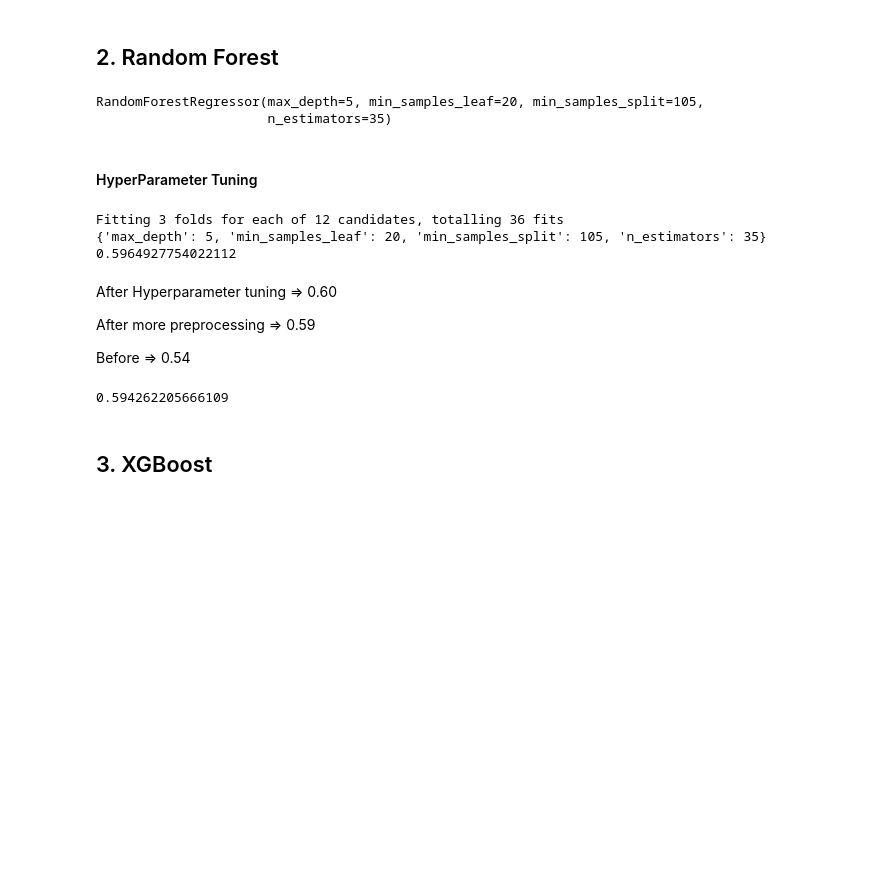
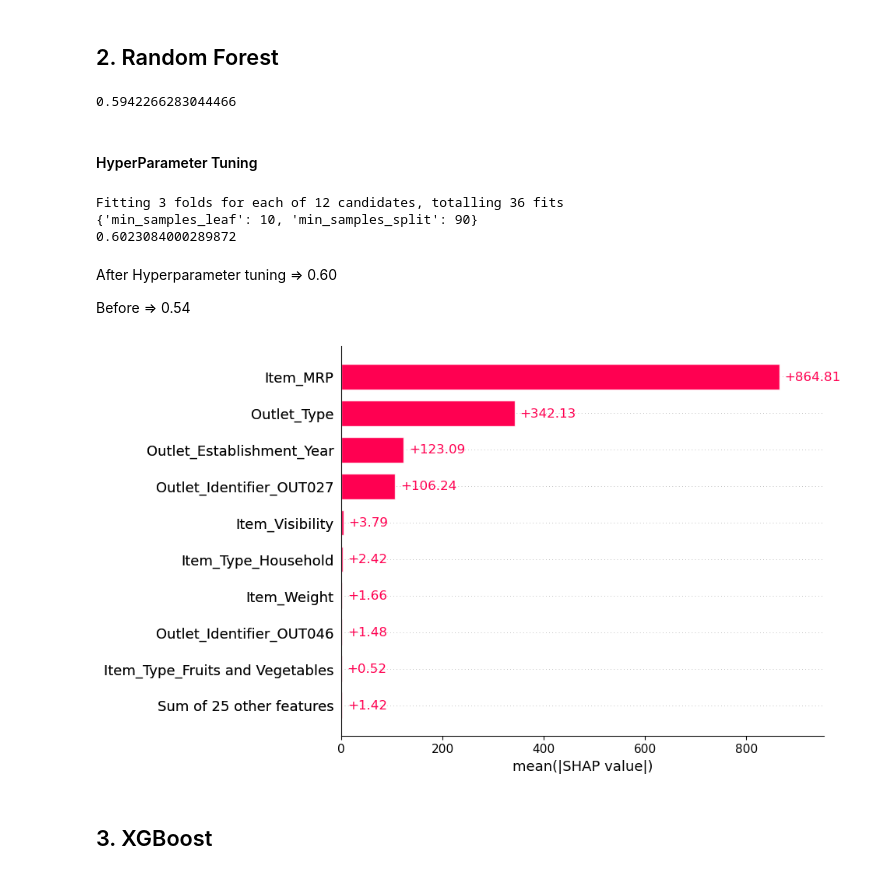
Before and after one commit to komalchamyal/bigmart-analysis, a Jupyter notebook: Big Mart Pre-processing + Prediction.ipynb, the cells around one changed output. Saved outputs shown, nothing was run; the diff lists cells and outputs as text; code cells hidden in the pictures; blank space fills up the shorter version.

```diff
--- a/Big Mart Pre-processing + Prediction.ipynb
+++ b/Big Mart Pre-processing + Prediction.ipynb
@@ -452,38 +481,40 @@ shap.plots.waterfall(shap_values_2[1])
 # %%
 from sklearn.ensemble import RandomForestRegressor
 # %%
-random_forest_reg = RandomForestRegressor(n_estimators=35, max_depth=5,min_samples_split=105,min_samples_leaf=20 )
-random_forest_reg.fit(x_train_df, y_train_df)
+random_forest_reg = RandomForestRegressor(n_estimators=35, max_depth=6,min_samples_split=100,min_samples_leaf=15 )
+random_forest_reg.fit(x_train_df[["Item_MRP", "Outlet_Type"]], y_train_df)
+random_forest_reg.score(x_test_df[["Item_MRP", "Outlet_Type"]], y_test_df)
 # %% [output]
-RandomForestRegressor(max_depth=5, min_samples_leaf=20, min_samples_split=105,
-                      n_estimators=35)
+0.5942266283044466
 # %% [markdown]
 #### HyperParameter Tuning
 # %%
 # Manual
 parameters={
-            'n_estimators': [33,35,37,39],
-            "max_depth": [5],
-            "min_samples_split": [100,105,107],
-            "min_samples_leaf": [x for x in [20]]
+#             'n_estimators': [33,35,37,39],
+#             "max_depth": [4,5,6],
+            "min_samples_split": [80,90,95,100],
+            "min_samples_leaf": [x for x in [10,15,20]]
            }
 random_forest_cv =GridSearchCV(random_forest_reg, parameters, scoring="r2", cv=3, n_jobs=-1, verbose=2)
-random_forest_cv.fit(x_train,y_train)
+random_forest_cv.fit(x_train_df[["Item_MRP", "Outlet_Type"]],y_train_df)
 print(random_forest_cv.best_params_)
 print(random_forest_cv.best_score_)
 # %% [output]
 Fitting 3 folds for each of 12 candidates, totalling 36 fits
-{'max_depth': 5, 'min_samples_leaf': 20, 'min_samples_split': 105, 'n_estimators': 35}
-0.5964927754022112
+{'min_samples_leaf': 10, 'min_samples_split': 90}
+0.6023084000289872
 # %% [markdown]
 After Hyperparameter tuning => 0.60
 
-After more preprocessing => 0.59
 
 Before => 0.54
-# %%
-random_forest_reg.score(x_test_df, y_test_df)
-# %% [output]
-0.594262205666109
+# %%
+explainer_3 = shap.Explainer(random_forest_reg.predict, x_train_df)
+shap_values_3= explainer_3(x_test_df)
+# %%
+shap.plots.bar(shap_values_3)
+# %% [output]
+[figure, added]
 # %% [markdown]
 ## 3. XGBoost
```
Also changed, not shown: parts of 24 cells of this notebook.
